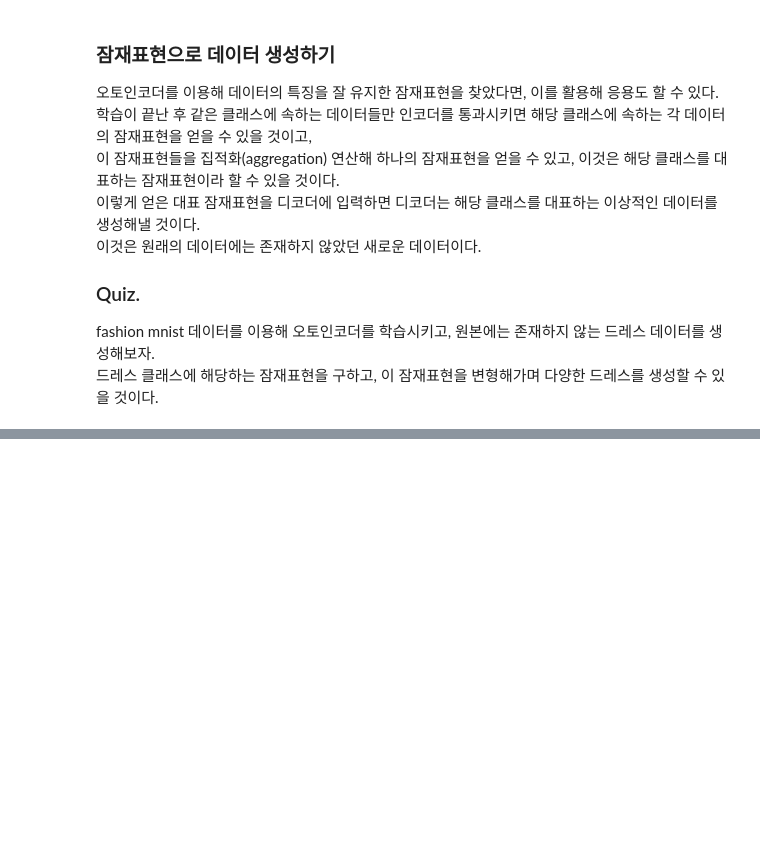
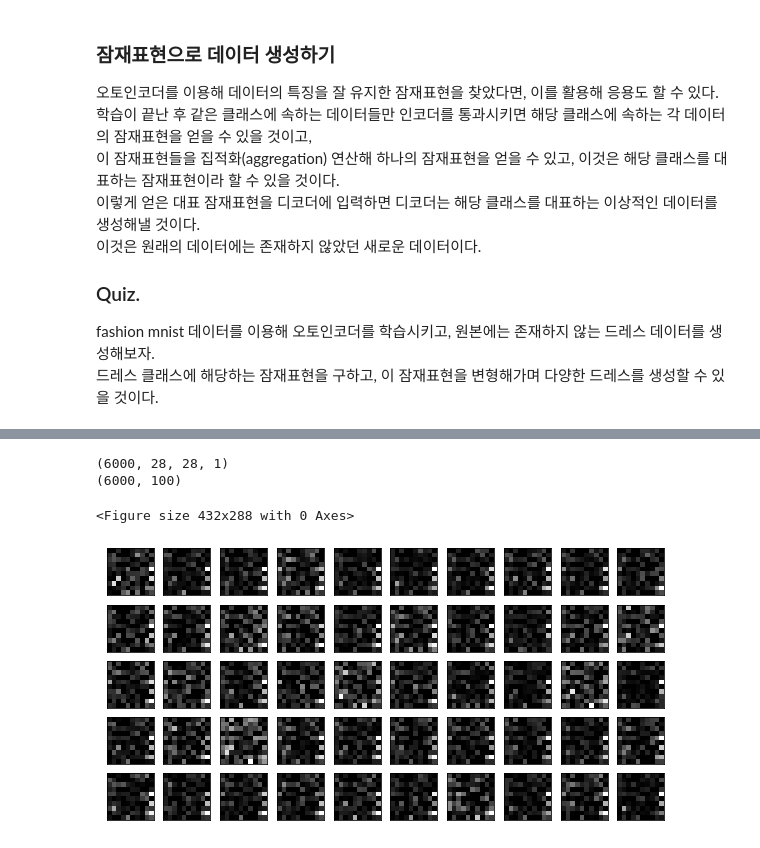
Before and after one commit to yeon93/Euddeum_ML_book_review, a Jupyter notebook: 18_autoencoder.ipynb, the cells around one changed output, grey strips where cells are left out. Cells and saved outputs as stored; diff of their text form; code cells hidden in the pictures; blank space fills up the shorter version.

```diff
--- a/18_autoencoder.ipynb
+++ b/18_autoencoder.ipynb
@@ -350,0 +451,13 @@ fashion mnist 데이터를 이용해 오토인코더를 학습시키고, 원본
+# %%
+#인코더에 드레스 데이터를 입력해 잠재표현 얻기
+
+print(dress_data.shape)    #Conv2D에 입력하기 위해서는 채널정보가 필요
+encoded_dress_data = cnn_encoder.predict(dress_data)
+
+print(encoded_dress_data.shape)
+plot_images(5, 10, encoded_dress_data.reshape(-1, 10, 10))
+# %% [output]
+(6000, 28, 28, 1)
+(6000, 100)
+<Figure size 432x288 with 0 Axes>
+[figure, added]
```
Also changed, not shown: parts of 10 cells of this notebook, 1 other file.
